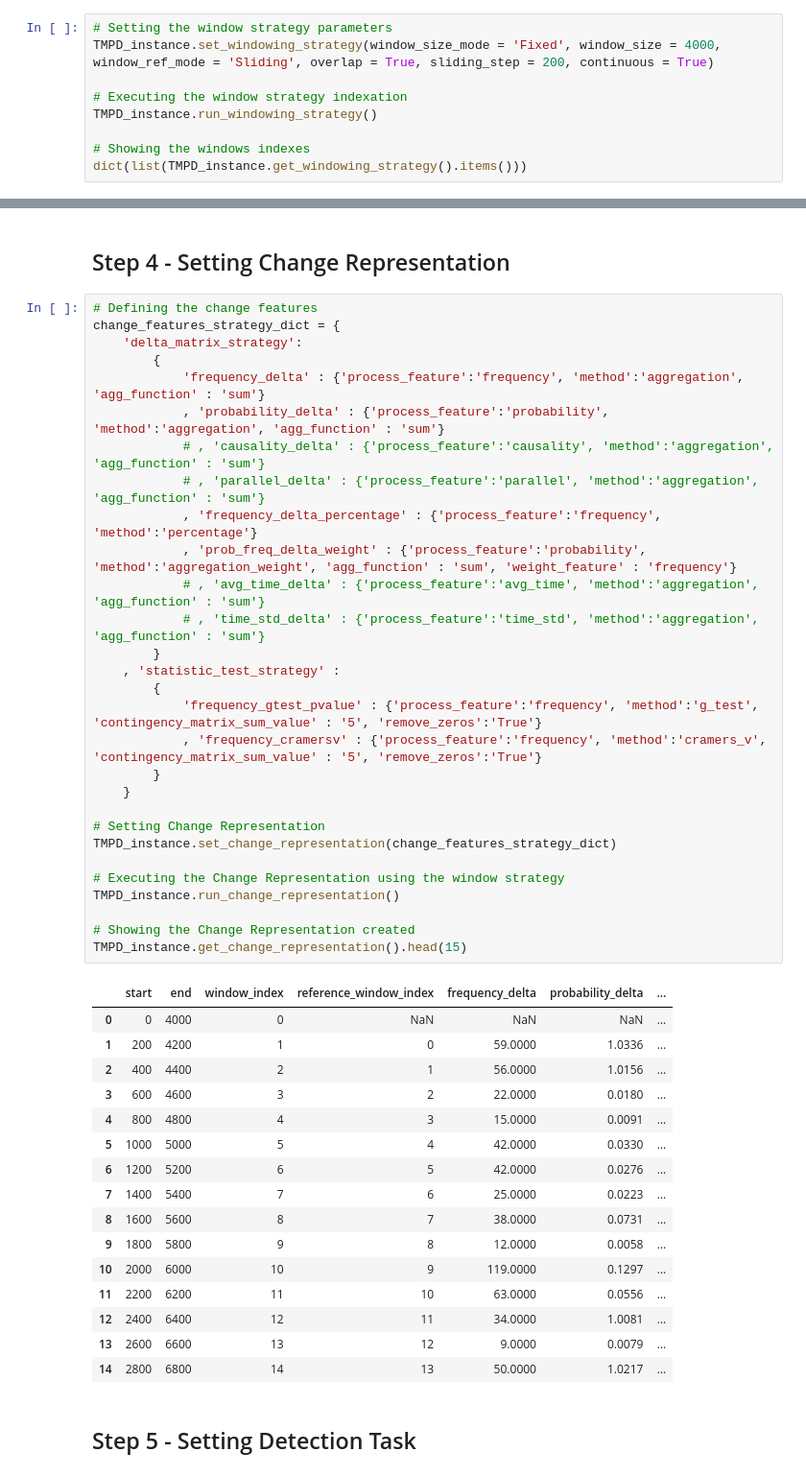
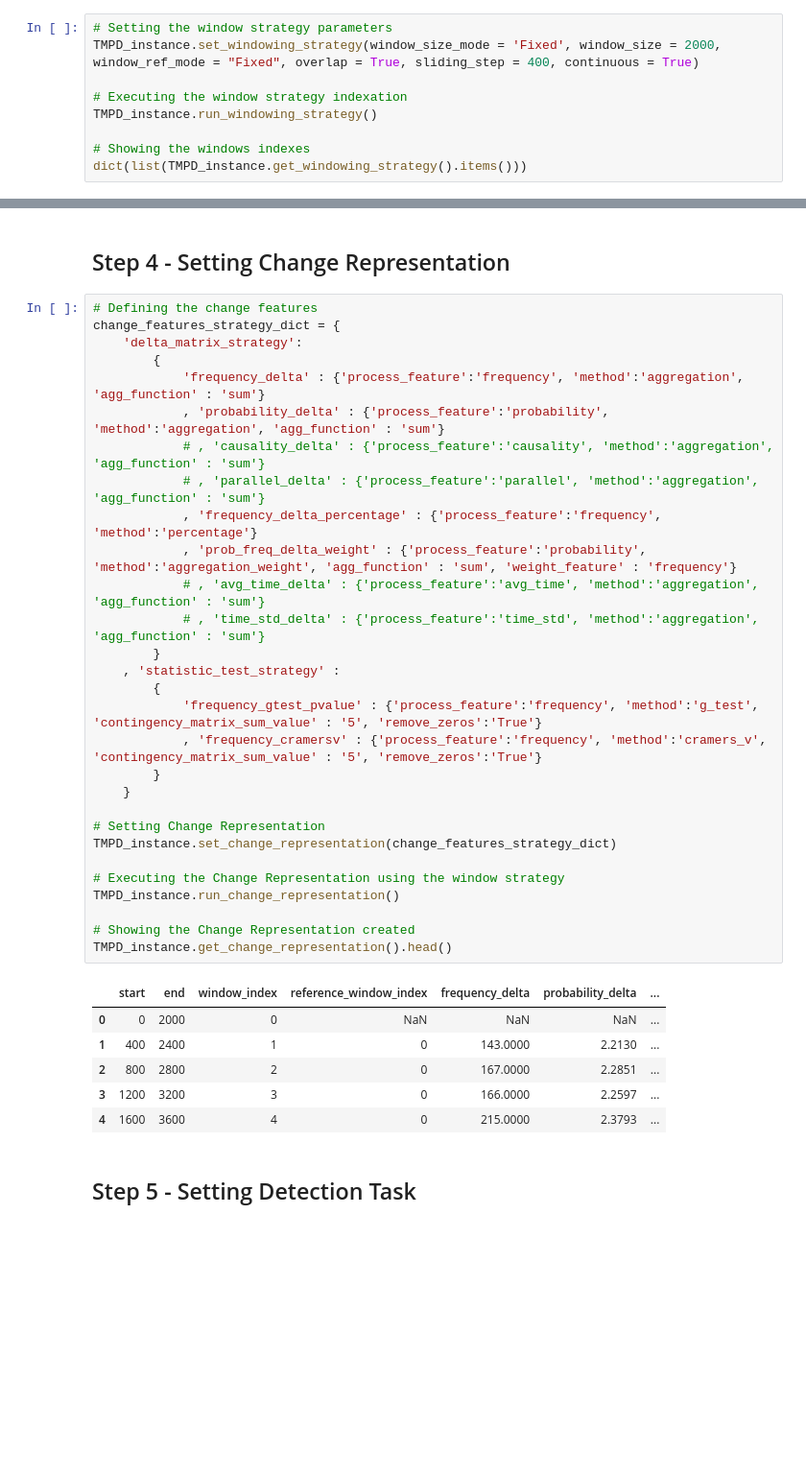
Before and after one commit to AC-Meira/Transition_Matrix_Process_Drift, a Jupyter notebook: Demonstration - Real Log - BPIC 2020.ipynb, the cells around one changed output, grey strips where cells are left out. Shown: that part at 96% size. Drawn from its saved outputs; the diff is of its cells as text; blank space fills up the shorter version.

```diff
--- a/Demonstration - Real Log - BPIC 2020.ipynb
+++ b/Demonstration - Real Log - BPIC 2020.ipynb
@@ -130,7 +117,7 @@ TMPD_instance.get_transition_log().head(20)
 ## Step 2 - Setting Window Strategy
 # %%
 # Setting the window strategy parameters
-TMPD_instance.set_windowing_strategy(window_size_mode = 'Fixed', window_size = 4000, window_ref_mode = 'Sliding', overlap = True, sliding_step = 200, continuous = True)
+TMPD_instance.set_windowing_strategy(window_size_mode = 'Fixed', window_size = 2000, window_ref_mode = "Fixed", overlap = True, sliding_step = 400, continuous = True)
 
 # Executing the window strategy indexation
 TMPD_instance.run_windowing_strategy()
@@ -192,49 +179,39 @@ TMPD_instance.get_process_representation()#.head(15)
 # %%
 # Defining the change features
 change_features_strategy_dict = {
     'delta_matrix_strategy':
         {
             'frequency_delta' : {'process_feature':'frequency', 'method':'aggregation', 'agg_function' : 'sum'}
             , 'probability_delta' : {'process_feature':'probability', 'method':'aggregation', 'agg_function' : 'sum'}
             # , 'causality_delta' : {'process_feature':'causality', 'method':'aggregation', 'agg_function' : 'sum'}
             # , 'parallel_delta' : {'process_feature':'parallel', 'method':'aggregation', 'agg_function' : 'sum'}
             , 'frequency_delta_percentage' : {'process_feature':'frequency', 'method':'percentage'}
             , 'prob_freq_delta_weight' : {'process_feature':'probability', 'method':'aggregation_weight', 'agg_function' : 'sum', 'weight_feature' : 'frequency'}
             # , 'avg_time_delta' : {'process_feature':'avg_time', 'method':'aggregation', 'agg_function' : 'sum'}
             # , 'time_std_delta' : {'process_feature':'time_std', 'method':'aggregation', 'agg_function' : 'sum'}
         }
     , 'statistic_test_strategy' :
         {
             'frequency_gtest_pvalue' : {'process_feature':'frequency', 'method':'g_test', 'contingency_matrix_sum_value' : '5', 'remove_zeros':'True'}
             , 'frequency_cramersv' : {'process_feature':'frequency', 'method':'cramers_v', 'contingency_matrix_sum_value' : '5', 'remove_zeros':'True'}
         }
     }
 
 # Setting Change Representation
 TMPD_instance.set_change_representation(change_features_strategy_dict)
 
 # Executing the Change Representation using the window strategy
 TMPD_instance.run_change_representation()
 
 # Showing the Change Representation created
-TMPD_instance.get_change_representation().head(15)
+TMPD_instance.get_change_representation().head()
 # %% [output]
 |  | start | end | window_index | reference_window_index | frequency_delta | probability_delta | ... |
-| 0 | 0 | 4000 | 0 | NaN | NaN | NaN | ... |
-| 1 | 200 | 4200 | 1 | 0 | 59.0000 | 1.0336 | ... |
-| 2 | 400 | 4400 | 2 | 1 | 56.0000 | 1.0156 | ... |
-| 3 | 600 | 4600 | 3 | 2 | 22.0000 | 0.0180 | ... |
-| 4 | 800 | 4800 | 4 | 3 | 15.0000 | 0.0091 | ... |
-| 5 | 1000 | 5000 | 5 | 4 | 42.0000 | 0.0330 | ... |
-| 6 | 1200 | 5200 | 6 | 5 | 42.0000 | 0.0276 | ... |
-| 7 | 1400 | 5400 | 7 | 6 | 25.0000 | 0.0223 | ... |
-| 8 | 1600 | 5600 | 8 | 7 | 38.0000 | 0.0731 | ... |
-| 9 | 1800 | 5800 | 9 | 8 | 12.0000 | 0.0058 | ... |
-| 10 | 2000 | 6000 | 10 | 9 | 119.0000 | 0.1297 | ... |
-| 11 | 2200 | 6200 | 11 | 10 | 63.0000 | 0.0556 | ... |
-| 12 | 2400 | 6400 | 12 | 11 | 34.0000 | 1.0081 | ... |
-| 13 | 2600 | 6600 | 13 | 12 | 9.0000 | 0.0079 | ... |
-| 14 | 2800 | 6800 | 14 | 13 | 50.0000 | 1.0217 | ... |
+| 0 | 0 | 2000 | 0 | NaN | NaN | NaN | ... |
+| 1 | 400 | 2400 | 1 | 0 | 143.0000 | 2.2130 | ... |
+| 2 | 800 | 2800 | 2 | 0 | 167.0000 | 2.2851 | ... |
+| 3 | 1200 | 3200 | 3 | 0 | 166.0000 | 2.2597 | ... |
+| 4 | 1600 | 3600 | 4 | 0 | 215.0000 | 2.3793 | ... |
 # %% [markdown]
 ## Step 5 - Setting Detection Task
 # %%
```
Also changed, not shown: parts of 23 cells of this notebook, 5 other files.
